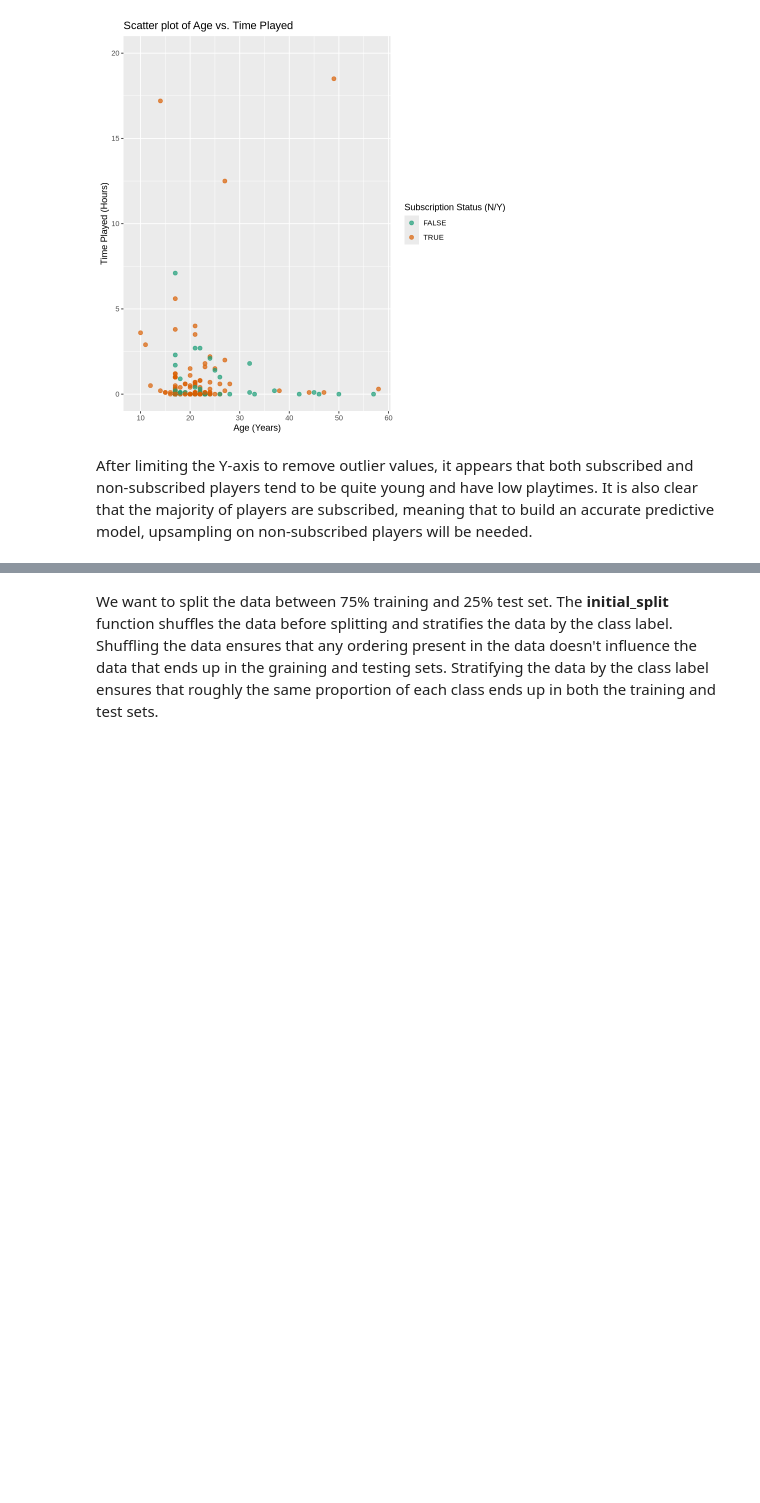
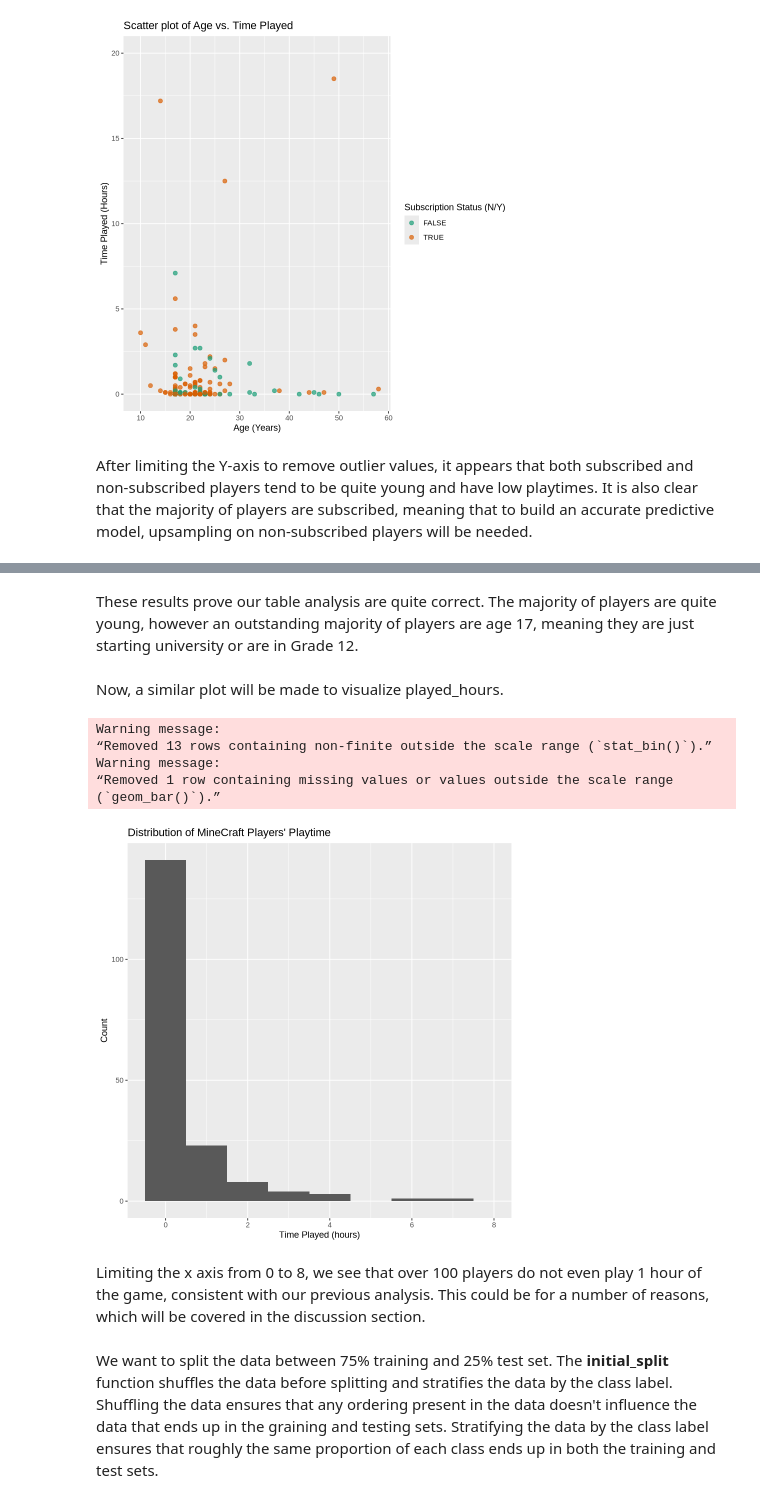
Before and after one commit to strikerjoseph734-glitch/final_project, a Jupyter notebook: final_project.ipynb, the cells around one changed output, grey strips where cells are left out. Cells and saved outputs as stored; diff of their text form; code cells hidden in the pictures; blank space fills up the shorter version.

```diff
--- a/final_project.ipynb
+++ b/final_project.ipynb
@@ -176,3 +200,23 @@ After limiting the Y-axis to remove outlier values, it appears that both subscri
+# %% [markdown]
+These results prove our table analysis are quite correct. The majority of players are quite young, however an outstanding majority of players are age 17, meaning they are just starting university or are in Grade 12.
+# %% [markdown]
+Now, a similar plot will be made to visualize played_hours.
+# %%
+hours_distribution <- players_wrangled |>
+    ggplot(aes(x = played_hours))+
+    geom_histogram(binwidth = 1)+
+    scale_x_continuous(limits = c(-0.5,8))+
+    labs(x = "Time Played (hours)", y = "Count", title = "Distribution of MineCraft Players' Playtime")
+hours_distribution
+# %% [output]
+Warning message:
+“Removed 13 rows containing non-finite outside the scale range (`stat_bin()`).”
+Warning message:
+“Removed 1 row containing missing values or values outside the scale range
+(`geom_bar()`).”
+[figure, added]
+# %% [markdown]
+Limiting the x axis from 0 to 8, we see that over 100 players do not even play 1 hour of the game, consistent with our previous analysis. This could be for a number of reasons, which will be covered in the discussion section.
 # %% [markdown]
 We want to split the data between 75% training and 25% test set. The **initial_split** function shuffles the data before splitting and stratifies the data by the class label. Shuffling the data ensures that any ordering present in the data doesn't influence the data that ends up in the graining and testing sets. Stratifying the data by the class label ensures that roughly the same proportion of each class ends up in both the training and test sets.
 # %%
```
Also changed, not shown: parts of 10 cells of this notebook.
